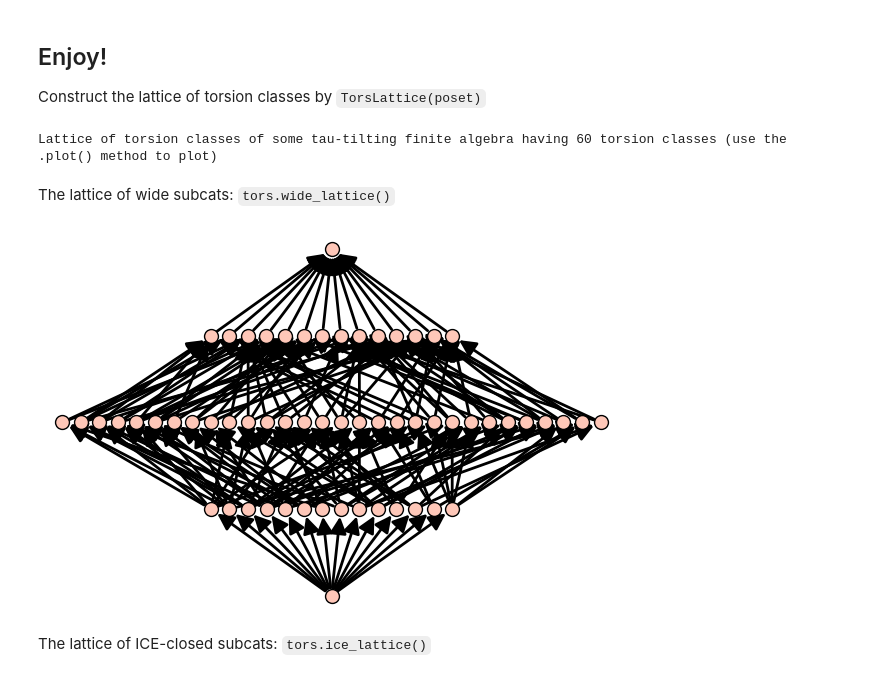
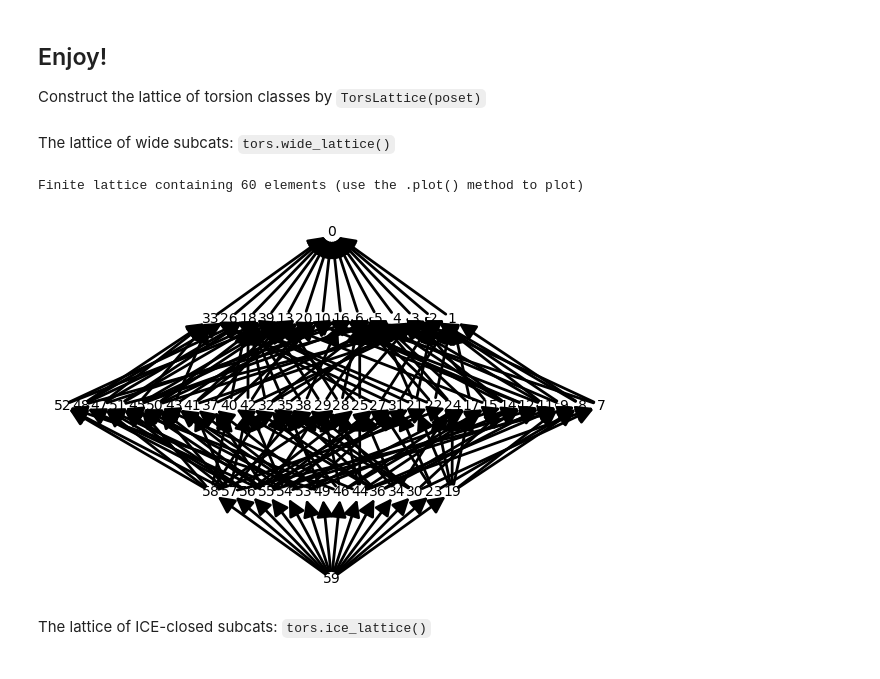
Before and after one commit to haruhisa-enomoto/haruhisa-enomoto.github.io, a Jupyter notebook: files/OCAMI_Demo.ipynb, the cells around one changed output. Drawn from its saved outputs; the diff is of its cells as text; code cells hidden in the pictures.

```diff
--- a/files/OCAMI_Demo.ipynb
+++ b/files/OCAMI_Demo.ipynb
@@ -33,18 +33,18 @@ myshow(poset, label=False)
 Construct the lattice of torsion classes by `TorsLattice(poset)`
 # %%
 tors = TorsLattice(poset)
-# %%
-tors
-# %% [output]
-Lattice of torsion classes of some tau-tilting finite algebra having 60 torsion classes (use the .plot() method to plot)
 # %% [markdown]
 The lattice of wide subcats: `tors.wide_lattice()`
 # %%
 wide = tors.wide_lattice()
+# %%
+wide
+# %% [output]
+Finite lattice containing 60 elements (use the .plot() method to plot)
 # %%
-myshow(wide, label=False)
+myshow(wide)
 # %% [output]
-[figure, old version]
+[figure, new version]
 # %% [markdown]
 The lattice of ICE-closed subcats: `tors.ice_lattice()`
 # %%
```
Also changed, not shown: parts of 24 cells of this notebook.
